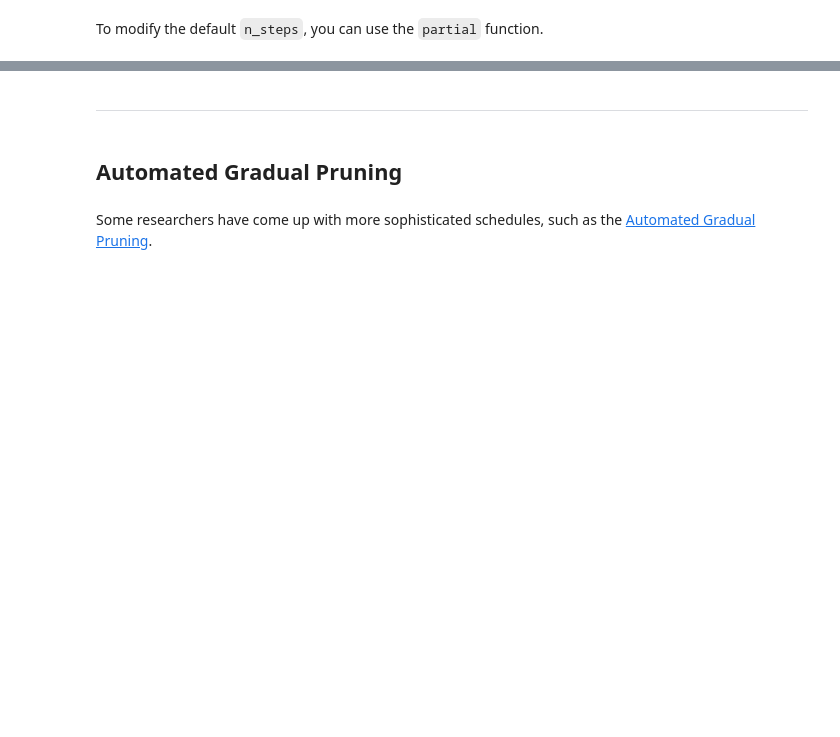
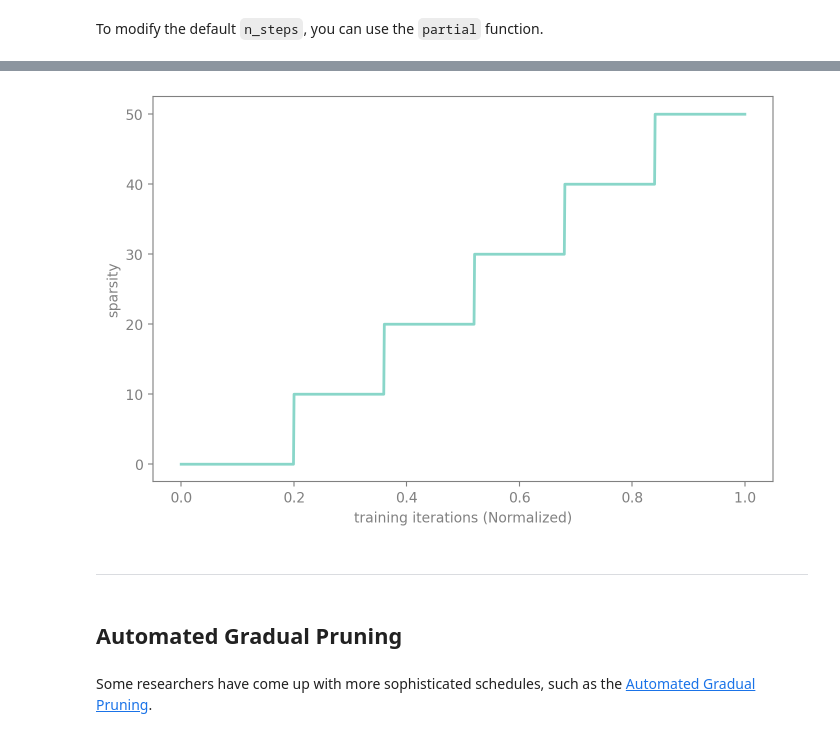
Before and after one commit to FasterAI-Labs/fasterai, a Jupyter notebook: nbs/core/schedules.ipynb, the cells around one changed output, grey strips where cells are left out. Saved outputs shown, nothing was run; the diff lists cells and outputs as text; code cells hidden in the pictures; blank space fills up the shorter version.

```diff
--- a/nbs/core/schedules.ipynb
+++ b/nbs/core/schedules.ipynb
@@ -179,24 +277,27 @@ iterative.plot(50)
 # %%
 #| echo: false
 fig, ax = plt.subplots(1, 1, figsize=(8,5), dpi=100)
 fig.patch.set_alpha(0.)
 ax.patch.set_alpha(0.)
 
 prune = np.linspace(0, 1, 1000)
-sps = [iterative([50], p) for p in prune]
+sps = [iterative.progress(p) * 50 for p in prune]
+iterative.reset()
 plt.plot(prune, sps, c='#89d6c9', linewidth=2)
 plt.xlabel('training iterations (Normalized)')
 plt.ylabel('sparsity')
 
 
 ax.spines['bottom'].set_color('#808080')
 ax.spines['top'].set_color('#808080')
 ax.spines['right'].set_color('#808080')
 ax.spines['left'].set_color('#808080')
 ax.tick_params(axis='x', colors='#808080')
 ax.tick_params(axis='y', colors='#808080')
 ax.yaxis.label.set_color('#808080')
 ax.xaxis.label.set_color('#808080')
+# %% [output]
+[figure, added]
 # %% [markdown]
 ---
 # %% [markdown]
```
Also changed, not shown: parts of 36 cells of this notebook, 51 other files.
